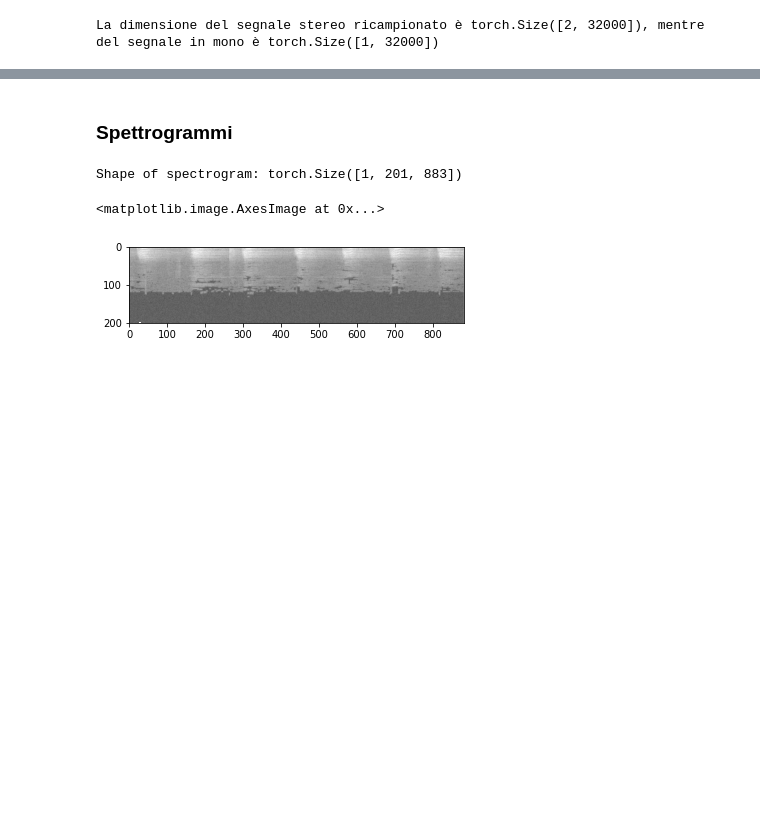
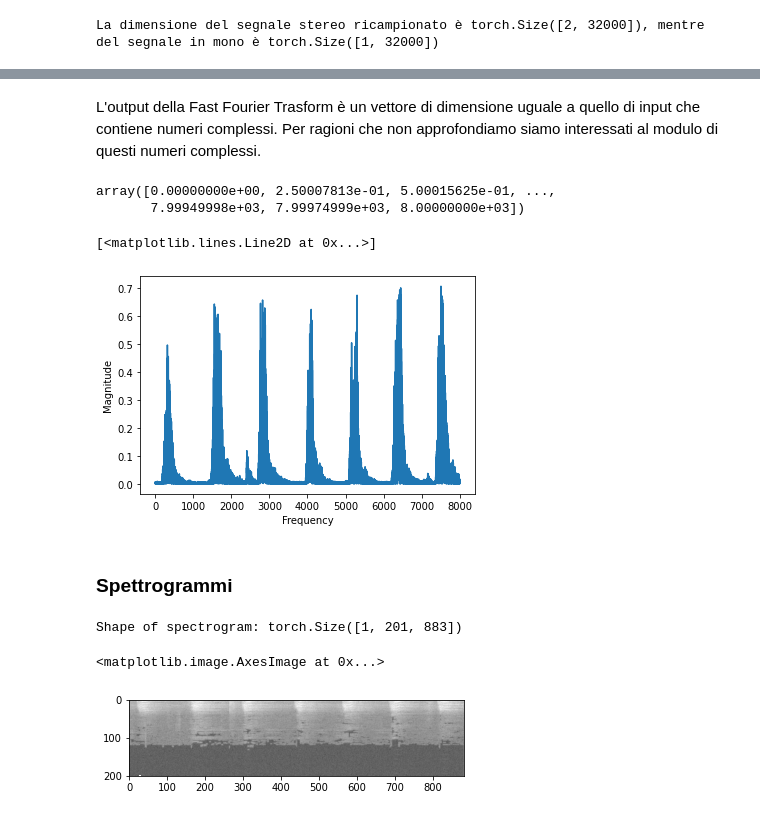
Before and after one commit to CodingTomo/TE-UrbanSound8K, a Jupyter notebook: TE_UrbanSound8K.ipynb, the cells around one changed output, grey strips where cells are left out. Drawn from its saved outputs; the diff is of its cells as text; code cells hidden in the pictures; blank space fills up the shorter version.

```diff
--- a/TE_UrbanSound8K.ipynb
+++ b/TE_UrbanSound8K.ipynb
@@ -123,3 +140,23 @@ La dimensione del segnale stereo ricampionato è torch.Size([2, 32000]), mentre
+# %%
+fft_8k_mono = np.fft.fft(waveform_mono_8K.t().numpy())
+# %% [markdown]
+L'output della Fast Fourier Trasform è un vettore di dimensione uguale a quello di input che contiene numeri complessi. Per ragioni che non approfondiamo siamo interessati al modulo di questi numeri complessi.
+# %%
+magnitude_8k_mono = np.abs(fft_8k_mono)
+# %%
+frequency = np.linspace(0, sample_rate, len(magnitude_8k_mono))
+# %%
+frequency
+# %% [output]
+array([0.00000000e+00, 2.50007813e-01, 5.00015625e-01, ...,
+       7.99949998e+03, 7.99974999e+03, 8.00000000e+03])
+# %%
+plt.xlabel('Frequency')
+plt.ylabel('Magnitude')
+plt.plot(frequency, magnitude_8k_mono)
+# %% [output]
+[<matplotlib.lines.Line2D at 0x...>]
+[figure, added]
 # %% [markdown]
 ### Spettrogrammi
 # %%
```
Also changed, not shown: parts of 9 cells of this notebook.
